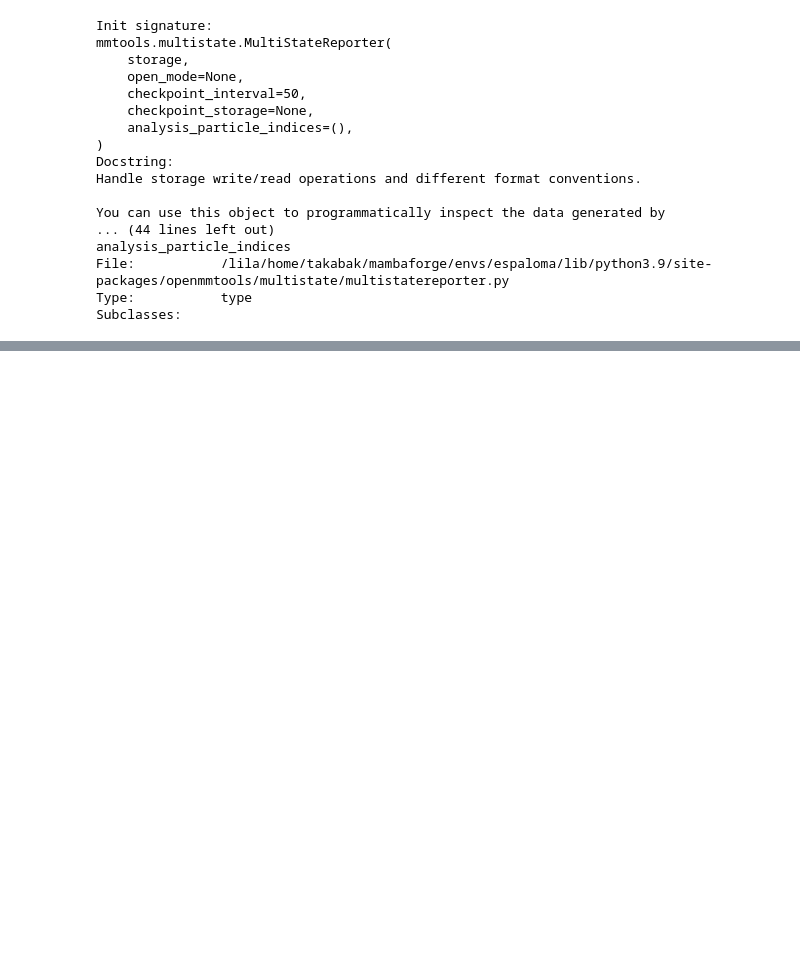
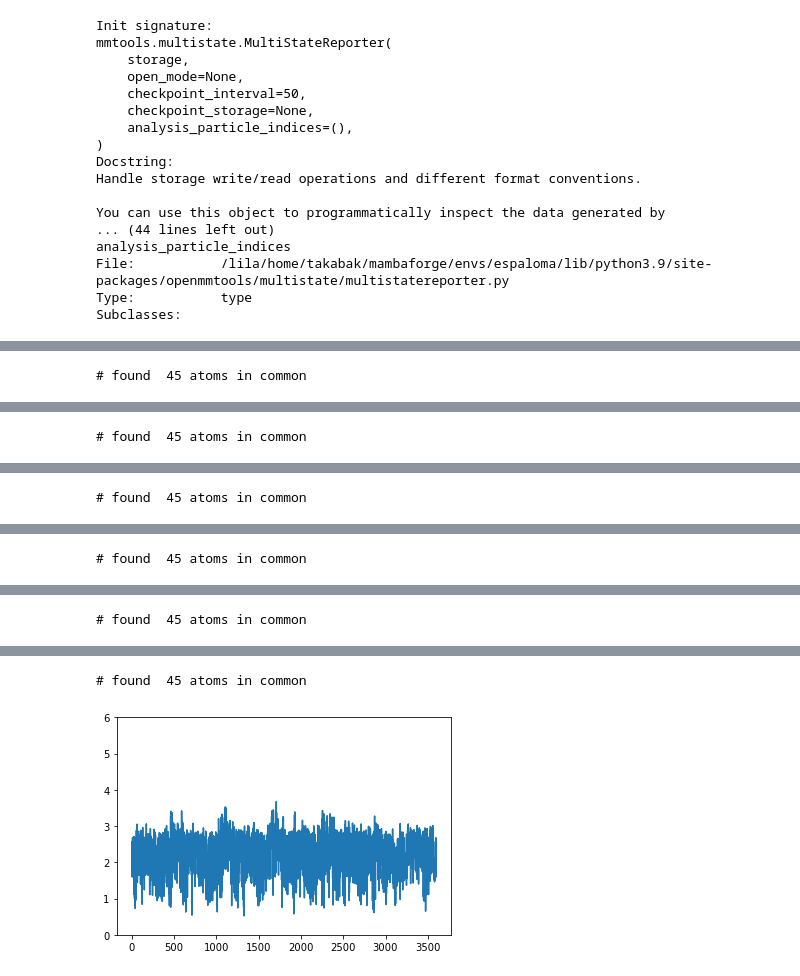
Before and after one commit to choderalab/rna-espaloma, a Jupyter notebook: experiment/scripts/analysis/hremd/tetramer/tetramer-analysis.ipynb, the cells around one changed output, grey strips where cells are left out. Saved outputs shown, nothing was run; the diff lists cells and outputs as text; code cells hidden in the pictures; blank space fills up the shorter version.

```diff
--- a/experiment/scripts/analysis/hremd/tetramer/tetramer-analysis.ipynb
+++ b/experiment/scripts/analysis/hremd/tetramer/tetramer-analysis.ipynb
@@ -68,14 +88,14 @@ Subclasses:
 # https://github.com/choderalab/yank/blob/master/Yank/analyze.py
 # ==============================================================================
 
-def extract_trajectory(parmfile, nc_path, nc_checkpoint_file=None, checkpoint_interval=50, state_index=None, replica_index=None,
+def extract_trajectory(reference, nc_path, nc_checkpoint_file=None, checkpoint_interval=50, state_index=None, replica_index=None,
                        start_frame=0, end_frame=-1, skip_frame=1, keep_solvent=True,
                        discard_equilibration=False):
     """Extract phase trajectory from the NetCDF4 file.
     Parameters
     ----------
-    parmfile : str
-        Path to AMBER prmtop topology file
+    reference : str
+        Path to reference pdb file
     nc_path : str
         Path to the primary nc_file storing the analysis options
     nc_checkpoint_file : str or None, Optional
@@ -123,7 +143,8 @@ def extract_trajectory(parmfile, nc_path, nc_checkpoint_file=None, checkpoint_in
     reporter = None
     try:
         reporter = mmtools.multistate.MultiStateReporter(nc_path, open_mode='r', checkpoint_storage=nc_checkpoint_file, checkpoint_interval=checkpoint_interval)
-        topology = mdtraj.load_prmtop(parmfile)
+        reference = mdtraj.load_pdb(reference)
+        topology = reference.topology
 
         # Get dimensions
         # Assume full iteration until proven otherwise
@@ -326,7 +355,7 @@ def calculate_rg(parmfile, ncfile):
     #plt.show()
     plt.savefig("rg.png")
 # %%
-def calc_rmsd(ncfile, reference, state_index=None):
+def calc_rmsd(reference, ncfile, start_frame=0, end_frame=-1, skip_frame=1, state_index=None, heavy_atom=False):
     """
     Calculate rmsd between netcdf4 trajectory and a reference structure
 
@@ -338,6 +367,8 @@ def calc_rmsd(ncfile, reference, state_index=None):
         Reference strucuture used to calculate RMSD. Any format that can be loaded by mdtraj.load() is supported.
     state_index : int, (default: None)
         State index to extract trajectory. If a non-integer is given, then all states will be searched.
+    heavy_atom :   bool, optional
+         If True, all heavy atoms are used for superposition. Otherwise, backbone heavy atoms including ribose will be considered. Default is False.
 
     Return
     -----------
@@ -351,27 +382,26 @@ def calc_rmsd(ncfile, reference, state_index=None):
 
     # specify state
     if isinstance(state_index, int):
-        t = extract_trajectory(parmfile, ncfile, state_index=state_index)
+        t = extract_trajectory(reference, ncfile, start_frame=start_frame, end_frame=end_frame, skip_frame=skip_frame, state_index=state_index)
         rmsd = list(bb.functions.rmsd_traj(ref, t))
     # loop all states
     else:
         ds = nc.Dataset(ncfile)
         n_states = ds.variables["states"].shape[1]
         for i in range(n_states):
-            t = extract_trajectory(parmfile, ncfile, state_index=i)
+            t = extract_trajectory(reference, ncfile, start_frame=start_frame, end_frame=end_frame, skip_frame=skip_frame, state_index=i)
             rmsd += list(bb.functions.rmsd_traj(ref, t))
 
     plt.plot(np.array(rmsd) * 10)
     plt.ylim(0, 6)
+    plt.savefig("rmsd.png")
 
     return rmsd
 # %%
 if __name__ == "__main__":
-    parmfile = "../../00_setup/input.prmtop"
-    inpcrdfile = "../../00_setup/input.inpcrd"
-    reference = "pdbfixer-aform.pdb"
-    ncfile = "../torsion/6-states_3/enhanced.nc"
-    #ncfile = "../control/decoupled/enhanced.nc"
-    #checkpoint_ncfile = "../torsion/6-states/enhanced_checkpoint.nc"
-
-    t = extract_trajectory(parmfile, ncfile, state_index=1)
+    reference = "../../eq/min.pdb"
+    ncfile = "../enhanced.nc"
+    #checkpoint_ncfile = "../enhanced_checkpoint.nc"
+    start_frame = 1
+    end_frame = -1
+    skip_frame = 1
@@ -461,0 +418,3 @@ WARNING:openmmtools.multistate.multistatereporter:Warning: The openmmtools.multi
+# %%
+r = calc_rmsd(reference, ncfile, start_frame=start_frame, end_frame=end_frame, skip_frame=skip_frame, state_index=None)
+# %% [output]
@@ -461,0 +422 @@ WARNING:openmmtools.multistate.multistatereporter:Warning: The openmmtools.multi
+# found  45 atoms in common
@@ -461,0 +424 @@ WARNING:openmmtools.multistate.multistatereporter:Warning: The openmmtools.multi
+# found  45 atoms in common
@@ -461,0 +426 @@ WARNING:openmmtools.multistate.multistatereporter:Warning: The openmmtools.multi
+# found  45 atoms in common
@@ -461,0 +428 @@ WARNING:openmmtools.multistate.multistatereporter:Warning: The openmmtools.multi
+# found  45 atoms in common
@@ -461,0 +430 @@ WARNING:openmmtools.multistate.multistatereporter:Warning: The openmmtools.multi
+# found  45 atoms in common
@@ -461,0 +432,2 @@ WARNING:openmmtools.multistate.multistatereporter:Warning: The openmmtools.multi
+# found  45 atoms in common
+[figure, added]
```
Also changed, not shown: parts of 14 cells of this notebook.
